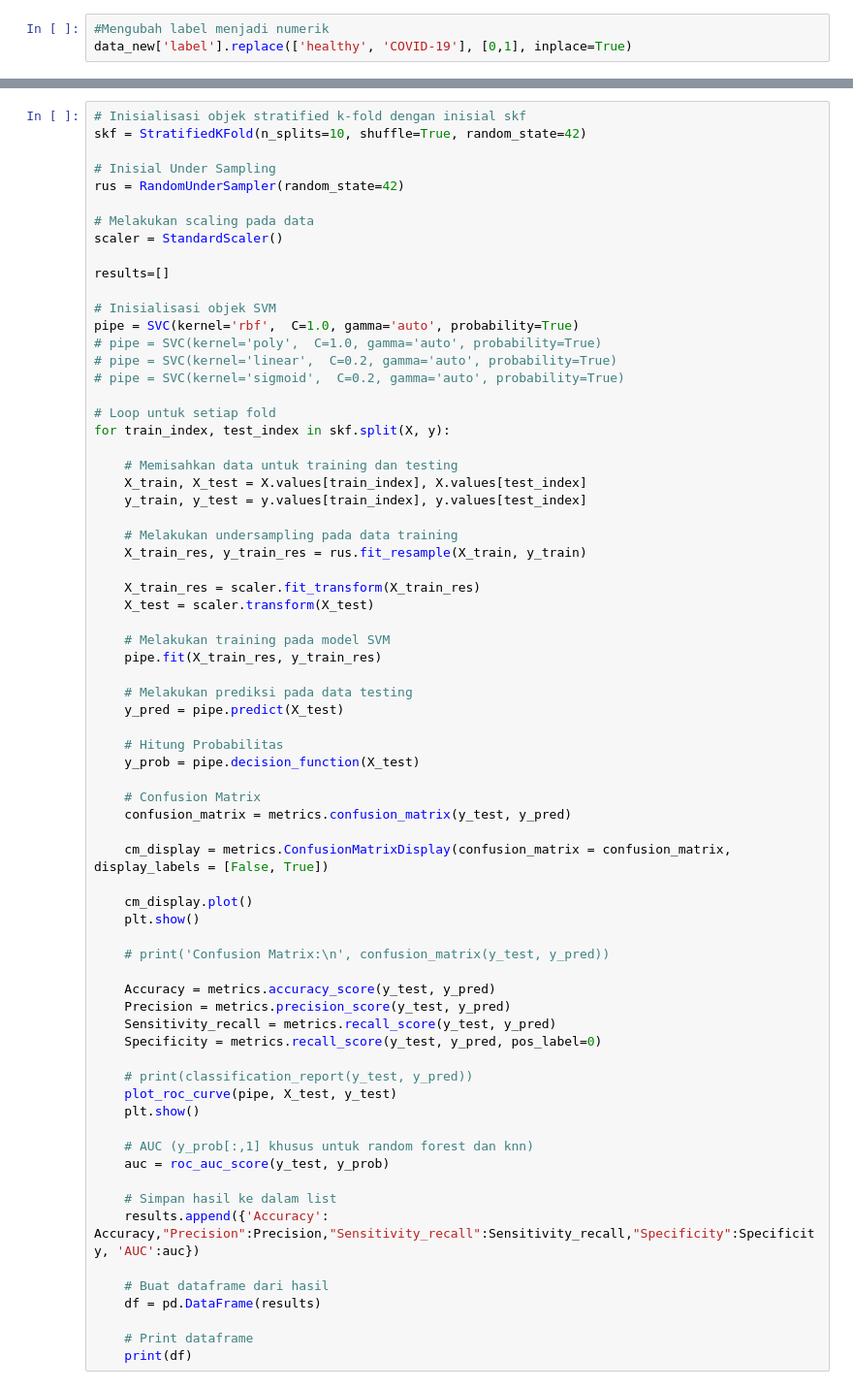
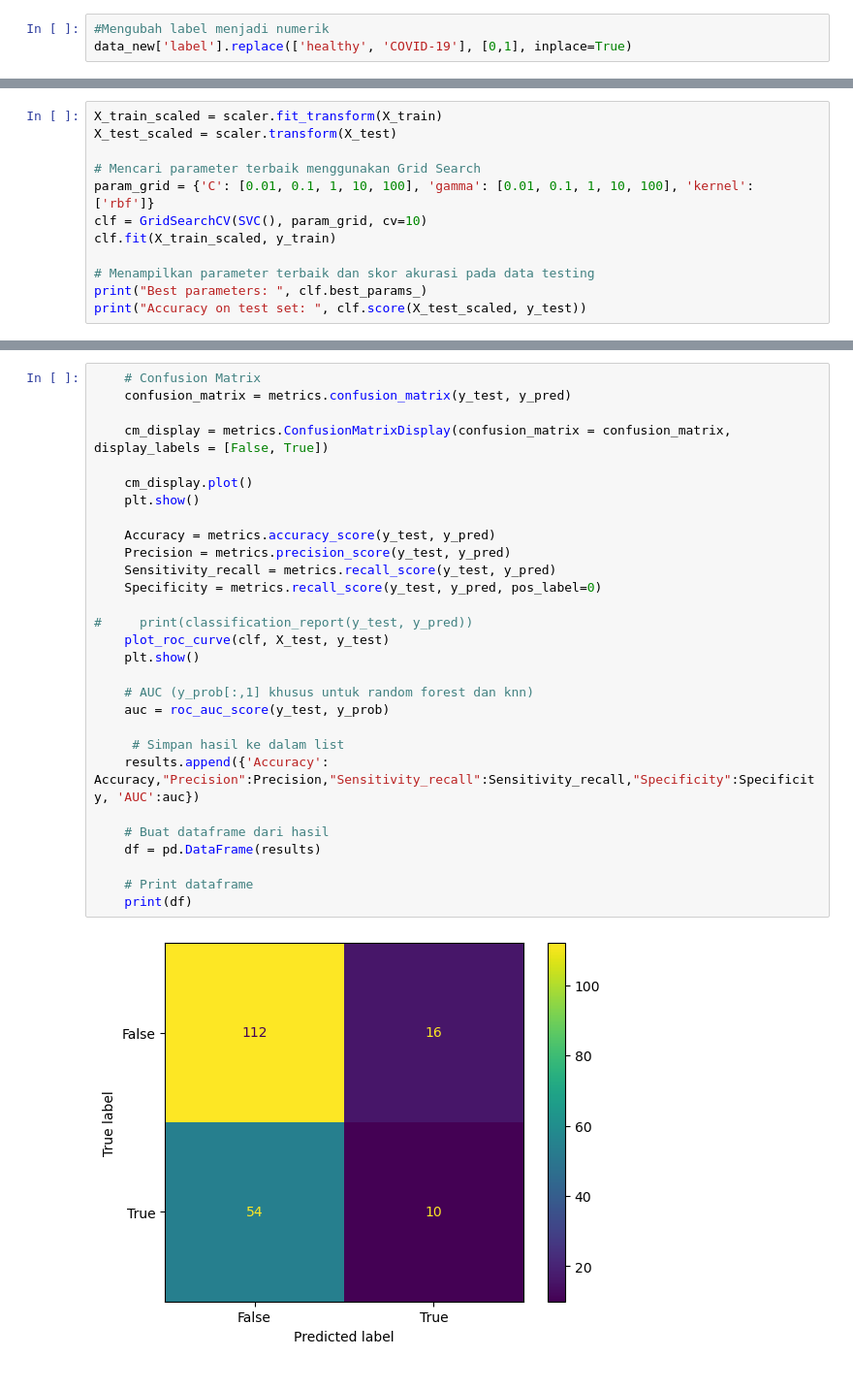
Before and after one commit to meftahmafazy/audio-covid19-research, a Jupyter notebook: skripsi-meftah.ipynb, the cells around one changed output, grey strips where cells are left out. Shown at 97% size. Drawn from its saved outputs; the diff is of its cells as text.

```diff
--- a/skripsi-meftah.ipynb
+++ b/skripsi-meftah.ipynb
@@ -234,0 +381,12 @@ y = data_new['label']
+# %%
+X_train_scaled = scaler.fit_transform(X_train)
+X_test_scaled = scaler.transform(X_test)
+
+# Mencari parameter terbaik menggunakan Grid Search
+param_grid = {'C': [0.01, 0.1, 1, 10, 100], 'gamma': [0.01, 0.1, 1, 10, 100], 'kernel': ['rbf']}
+clf = GridSearchCV(SVC(), param_grid, cv=10)
+clf.fit(X_train_scaled, y_train)
+
+# Menampilkan parameter terbaik dan skor akurasi pada data testing
+print("Best parameters: ", clf.best_params_)
+print("Accuracy on test set: ", clf.score(X_test_scaled, y_test))
@@ -235,70 +433,31 @@ y = data_new['label']
 # %%
-# Inisialisasi objek stratified k-fold dengan inisial skf
-skf = StratifiedKFold(n_splits=10, shuffle=True, random_state=42)
-
-# Inisial Under Sampling
-rus = RandomUnderSampler(random_state=42)
-
-# Melakukan scaling pada data
-scaler = StandardScaler()
-
-results=[]
-
-# Inisialisasi objek SVM
-pipe = SVC(kernel='rbf',  C=1.0, gamma='auto', probability=True)
-# pipe = SVC(kernel='poly',  C=1.0, gamma='auto', probability=True)
-# pipe = SVC(kernel='linear',  C=0.2, gamma='auto', probability=True)
-# pipe = SVC(kernel='sigmoid',  C=0.2, gamma='auto', probability=True)
-
-# Loop untuk setiap fold
-for train_index, test_index in skf.split(X, y):
-
-    # Memisahkan data untuk training dan testing
-    X_train, X_test = X.values[train_index], X.values[test_index]
-    y_train, y_test = y.values[train_index], y.values[test_index]
-
-    # Melakukan undersampling pada data training
-    X_train_res, y_train_res = rus.fit_resample(X_train, y_train)
-
-    X_train_res = scaler.fit_transform(X_train_res)
-    X_test = scaler.transform(X_test)
-
-    # Melakukan training pada model SVM
-    pipe.fit(X_train_res, y_train_res)
-
-    # Melakukan prediksi pada data testing
-    y_pred = pipe.predict(X_test)
-
-    # Hitung Probabilitas
-    y_prob = pipe.decision_function(X_test)
-
     # Confusion Matrix
     confusion_matrix = metrics.confusion_matrix(y_test, y_pred)
 
     cm_display = metrics.ConfusionMatrixDisplay(confusion_matrix = confusion_matrix, display_labels = [False, True])
 
     cm_display.plot()
     plt.show()
 
-    # print('Confusion Matrix:\n', confusion_matrix(y_test, y_pred))
-
     Accuracy = metrics.accuracy_score(y_test, y_pred)
     Precision = metrics.precision_score(y_test, y_pred)
     Sensitivity_recall = metrics.recall_score(y_test, y_pred)
     Specificity = metrics.recall_score(y_test, y_pred, pos_label=0)
 
-    # print(classification_report(y_test, y_pred))
-    plot_roc_curve(pipe, X_test, y_test)
+#     print(classification_report(y_test, y_pred))
+    plot_roc_curve(clf, X_test, y_test)
     plt.show()
 
     # AUC (y_prob[:,1] khusus untuk random forest dan knn)
     auc = roc_auc_score(y_test, y_prob)
 
-    # Simpan hasil ke dalam list
+     # Simpan hasil ke dalam list
     results.append({'Accuracy': Accuracy,"Precision":Precision,"Sensitivity_recall":Sensitivity_recall,"Specificity":Specificity, 'AUC':auc})
 
     # Buat dataframe dari hasil
     df = pd.DataFrame(results)
 
     # Print dataframe
     print(df)
+# %% [output]
+[figure, added]
```
Also changed, not shown: parts of 25 cells of this notebook.
